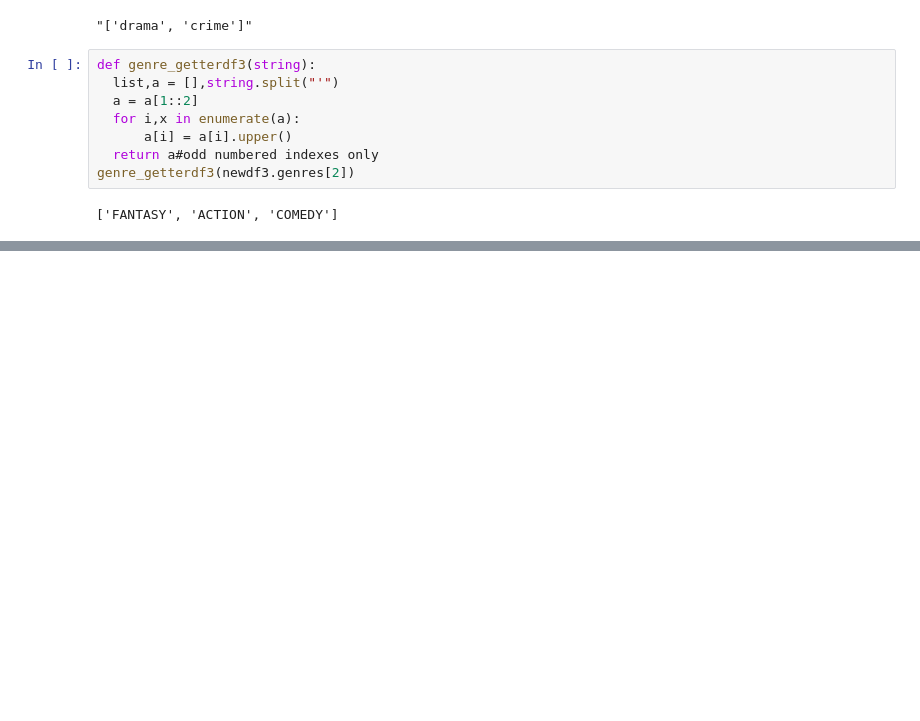
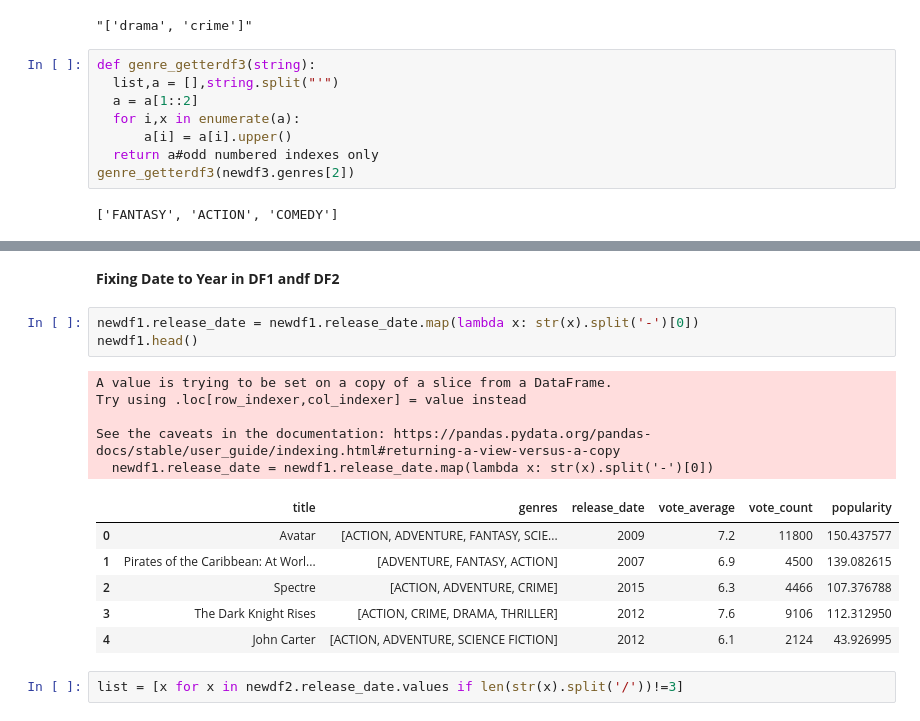
Before and after one commit to Nawsh1337/Movie-Recommendation-Bot-Using-LLMs, a Jupyter notebook: Data_Preprocessing.ipynb, the cells around one changed output, grey strips where cells are left out. Saved outputs shown, nothing was run; the diff lists cells and outputs as text; blank space fills up the shorter version.

```diff
--- a/Data_Preprocessing.ipynb
+++ b/Data_Preprocessing.ipynb
@@ -276,3 +276,22 @@ newdf3.head()
 | 2 | Monty Python and the Holy Grail | [FANTASY, ACTION, COMEDY] | 1975 | 8.2 | 534486.0 | 15.461 |
 | 3 | The Dirty Dozen | [WAR, ACTION] | 1967 | 7.7 | 72662.0 | 20.398 |
 | 4 | Monty Python's Flying Circus | [COMEDY, EUROPEAN] | 1969 | 8.8 | 73424.0 | 17.617 |
+# %% [markdown]
+**Fixing Date to Year in DF1 andf DF2**
+# %%
+newdf1.release_date = newdf1.release_date.map(lambda x: str(x).split('-')[0])
+newdf1.head()
+# %% [output]
+A value is trying to be set on a copy of a slice from a DataFrame.
+Try using .loc[row_indexer,col_indexer] = value instead
+
+See the caveats in the documentation: https://pandas.pydata.org/pandas-docs/stable/user_guide/indexing.html#returning-a-view-versus-a-copy
+  newdf1.release_date = newdf1.release_date.map(lambda x: str(x).split('-')[0])
+|  | title | genres | release_date | vote_average | vote_count | popularity |
+| 0 | Avatar | [ACTION, ADVENTURE, FANTASY, SCIE... | 2009 | 7.2 | 11800 | 150.437577 |
+| 1 | Pirates of the Caribbean: At Worl... | [ADVENTURE, FANTASY, ACTION] | 2007 | 6.9 | 4500 | 139.082615 |
+| 2 | Spectre | [ACTION, ADVENTURE, CRIME] | 2015 | 6.3 | 4466 | 107.376788 |
+| 3 | The Dark Knight Rises | [ACTION, CRIME, DRAMA, THRILLER] | 2012 | 7.6 | 9106 | 112.312950 |
+| 4 | John Carter | [ACTION, ADVENTURE, SCIENCE FICTION] | 2012 | 6.1 | 2124 | 43.926995 |
+# %%
+list = [x for x in newdf2.release_date.values if len(str(x).split('/'))!=3]
```
Also changed, not shown: parts of 19 cells of this notebook.
